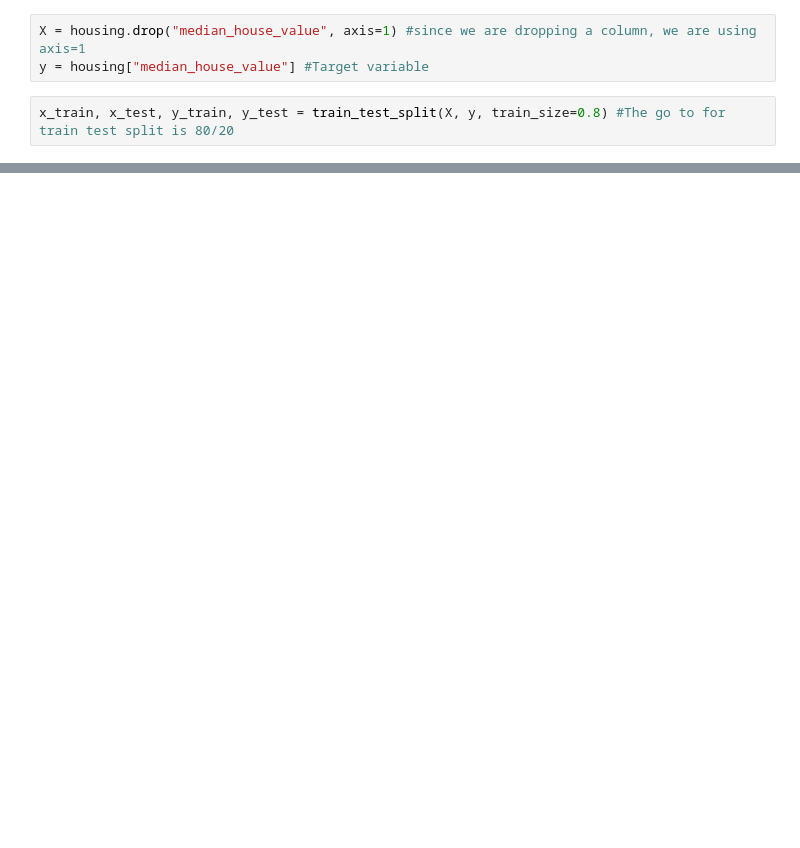
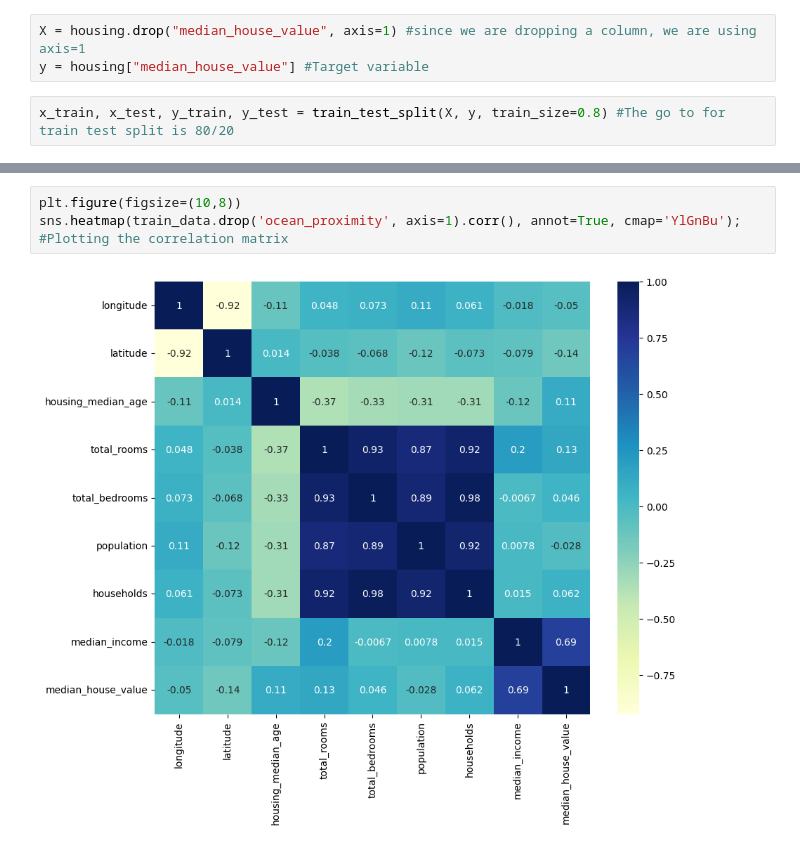
Before and after one commit to ayomidecole/california-housing-regression, a Jupyter notebook: house_pred.ipynb, the cells around one changed output, grey strips where cells are left out. Saved outputs shown, nothing was run; the diff lists cells and outputs as text; blank space fills up the shorter version.

```diff
--- a/house_pred.ipynb
+++ b/house_pred.ipynb
@@ -79,0 +100,5 @@ x_train, x_test, y_train, y_test = train_test_split(X, y, train_size=0.8) #The g
+# %%
+plt.figure(figsize=(10,8))
+sns.heatmap(train_data.drop('ocean_proximity', axis=1).corr(), annot=True, cmap='YlGnBu'); #Plotting the correlation matrix
+# %% [output]
+[figure, added]
```
Also changed, not shown: parts of 30 cells of this notebook.
